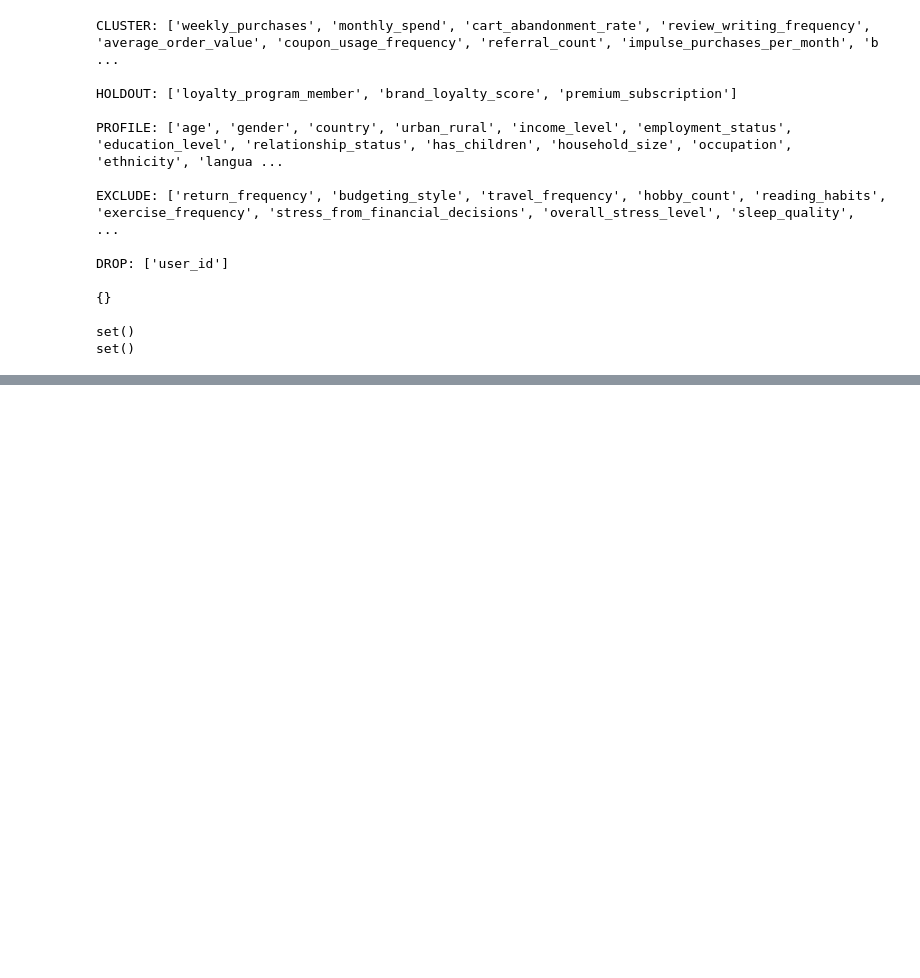
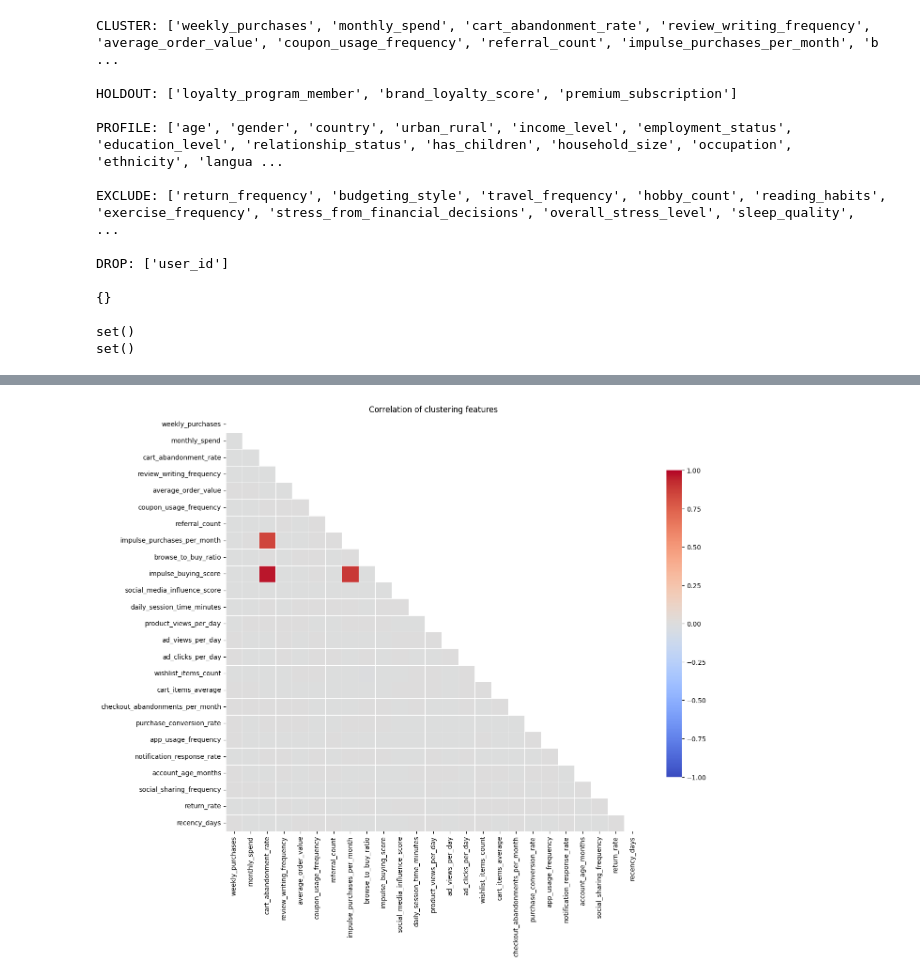
Before and after one commit to mandyzhan05/cs-407-customer-segmentation, a Jupyter notebook: notebooks/data_demo_eda.ipynb, the cells around one changed output, grey strips where cells are left out. Saved outputs shown, nothing was run; the diff lists cells and outputs as text; code cells hidden in the pictures; blank space fills up the shorter version.

```diff
--- a/notebooks/data_demo_eda.ipynb
+++ b/notebooks/data_demo_eda.ipynb
@@ -255,0 +301,9 @@ set()
+# %%
+# Check if features may be correlated
+correlations = sample[features].corr()
+print(correlations)  # Correlations between cluster feature
+mask = np.triu(np.ones_like(corr, dtype = bool))  # Hide the redundant upper triangle
+
+# Strongest pairs, ranked
+pairs = (sample[features].corr()).where(~mask).stack().abs().sort_values(ascending = False)
+pairs.head(10)
@@ -255,0 +339,9 @@ set()
+# %%
+plt.figure(figsize = (14, 12))
+sns.heatmap(corr, mask = mask, cmap = "coolwarm", center = 0, vmin = -1, vmax = 1,
+            square = True, linewidths = 0.5, cbar_kws = {"shrink": 0.7})
+plt.title("Correlation of clustering features")
+plt.tight_layout()
+plt.show()
+# %% [output]
+[figure, added]
```
Also changed, not shown: parts of 17 cells of this notebook.
